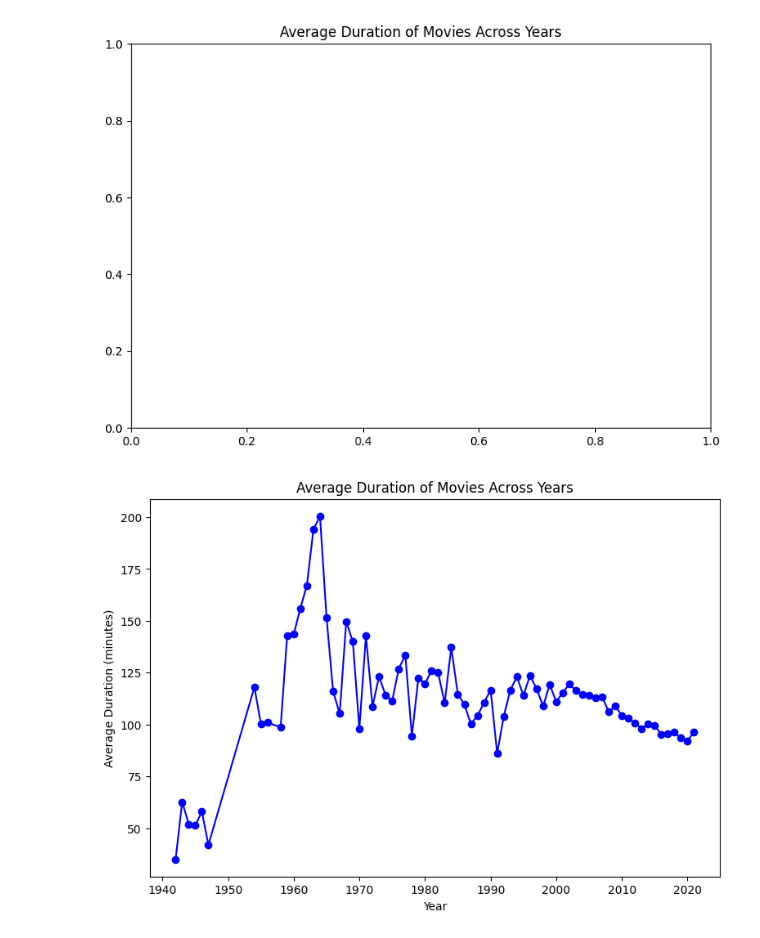
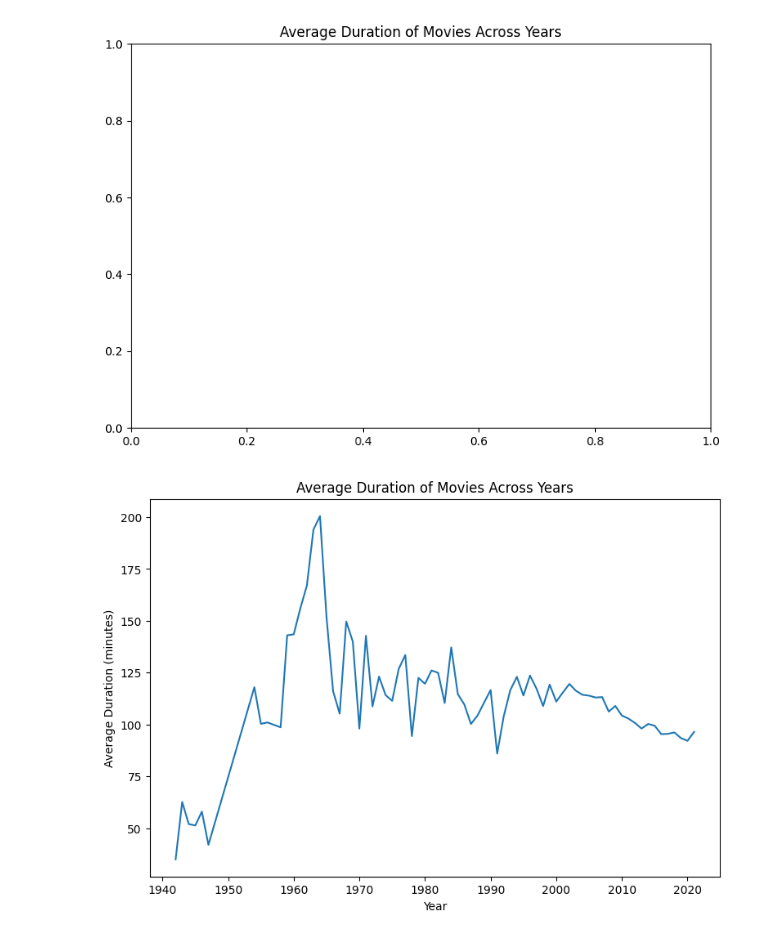
Before and after one commit to NicolasRaimundez/eae_ipld_project, a Jupyter notebook: development/02_netflix_data_analysis.ipynb, the cells around one changed output. Saved outputs shown, nothing was run; the diff lists cells and outputs as text; code cells hidden in the pictures.

```diff
--- a/development/02_netflix_data_analysis.ipynb
+++ b/development/02_netflix_data_analysis.ipynb
@@ -171,33 +171,35 @@ plt.show()
 # %%
 # Ex 2.7: Make a line chart of the average duration of movies (not TV shows) in minutes for every year across all the years.
 
 # (hint: you can create a new column with the integer value of the minutes of the movies, it's possible to do it with the .apply()
 # method and a lambda function, getting only stripping the minutes of it and converting the digit number to an integer
 # or you can also do this process with a for loop over the dataframe rows like <for row_id, row in df.iterrows(): > creating every new value of that row for the new column
 
 # Then use groupby year and in order to average on that movies minutes column)
 
+# this next line is used to create a new column, and by applying a lambda function i could
+# split the characters from the "x minutes", then take the first part with [0] and convert it to integer
+# and finally check if the duration value is NAN, if its NAN the result is set to "None".
+movies_df["duration_in_minutes"] = movies_df["duration"].apply(lambda x: int(x.split(" ")[0]) if pd.notna(x) else None)
 
-movies_df["duration_minutes"] = movies_df["duration"].apply(lambda x: int(x.split(" ")[0]) if pd.notna(x) else None)
-
-# Filter only movies (not TV shows)
+# here i filtered only movies (not TV shows)
 movies_df_movies = movies_df[movies_df["type"] == "Movie"]
 
-# Group by release year and calculate the average duration for each year
-movies_avg_duration_per_year = movies_df_movies.groupby("release_year")["duration_minutes"].mean()
+# used groupby the release year and could get the average with the mean function
+movies_avg_duration_per_year = movies_df_movies.groupby("release_year")["duration_in_minutes"].mean()
 
 # TODO: movies_avg_duration_per_year has to be a Pandas Series with the average duration of movies per year
 
 
 fig, ax = plt.subplots(figsize=(9, 6))
-ax.plot(movies_avg_duration_per_year.index, movies_avg_duration_per_year.values, marker='o', linestyle='-', color='b')
+ax.plot(movies_avg_duration_per_year.index, movies_avg_duration_per_year.values)
 
 # TODO: generate the line plot using plt.plot() and the information from movies_avg_duration_per_year (the vertical axis with the minutes value) and its index (the horizontal axis with the years)
 
 ax.set_title("Average Duration of Movies Across Years")
 ax.set_xlabel("Year")
 ax.set_ylabel("Average Duration (minutes)")
 
 plt.show()
 # %% [output]
-[figure, old version]
+[figure, new version]
```
